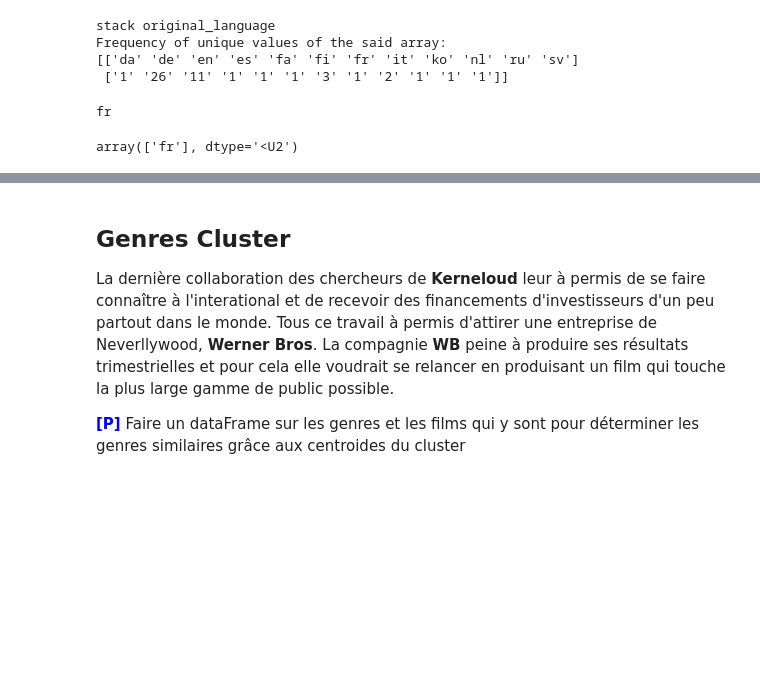
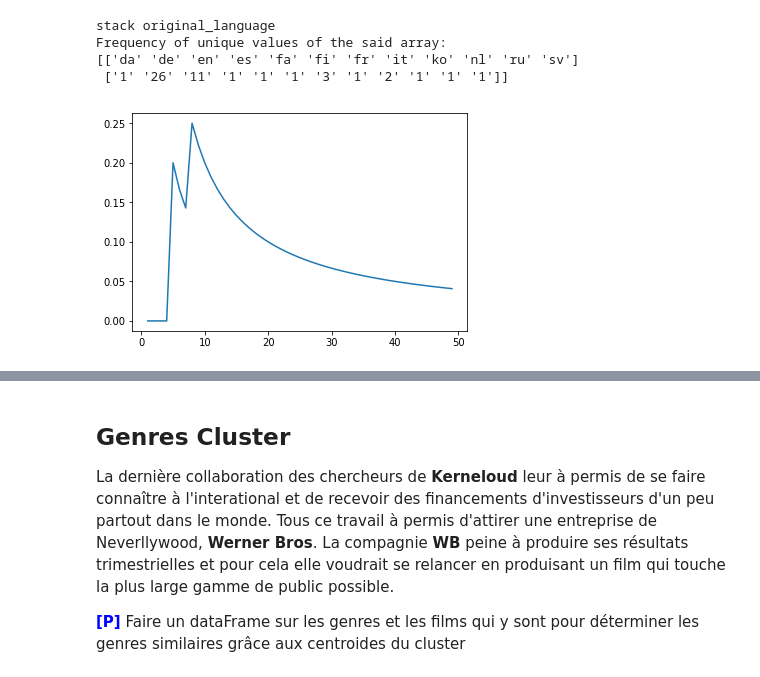
Before and after one commit to ohouens/3i026, a Jupyter notebook: projet/Analyse de données de films.ipynb, the cells around one changed output, grey strips where cells are left out. Cells and saved outputs as stored; diff of their text form; code cells hidden in the pictures; blank space fills up the shorter version.

```diff
--- a/projet/Analyse de données de films.ipynb
+++ b/projet/Analyse de données de films.ipynb
@@ -332,10 +332,16 @@ stack original_language
 Frequency of unique values of the said array:
 [['da' 'de' 'en' 'es' 'fa' 'fi' 'fr' 'it' 'ko' 'nl' 'ru' 'sv']
  ['1' '26' '11' '1' '1' '1' '3' '1' '2' '1' '1' '1']]
-# %%
-i = 5
-print(clMulti.predict(labelTest.getX(i)))
-labelTest.getY(i)
-# %% [output]
-fr
-array(['fr'], dtype='<U2')
+# %%
+x=[]
+y=[]
+bon=0
+for i in range(1, int(dataHeight)):
+    x.append(i)
+    if clMulti.predict(labelTest.getX(i)) == labelTest.getY(i)[0]:
+        bon+=1
+    y.append(bon/i)
+plt.plot(x, y)
+plt.show()
+# %% [output]
+[figure, added]
```
Also changed, not shown: parts of 11 cells of this notebook, 1 other file.
